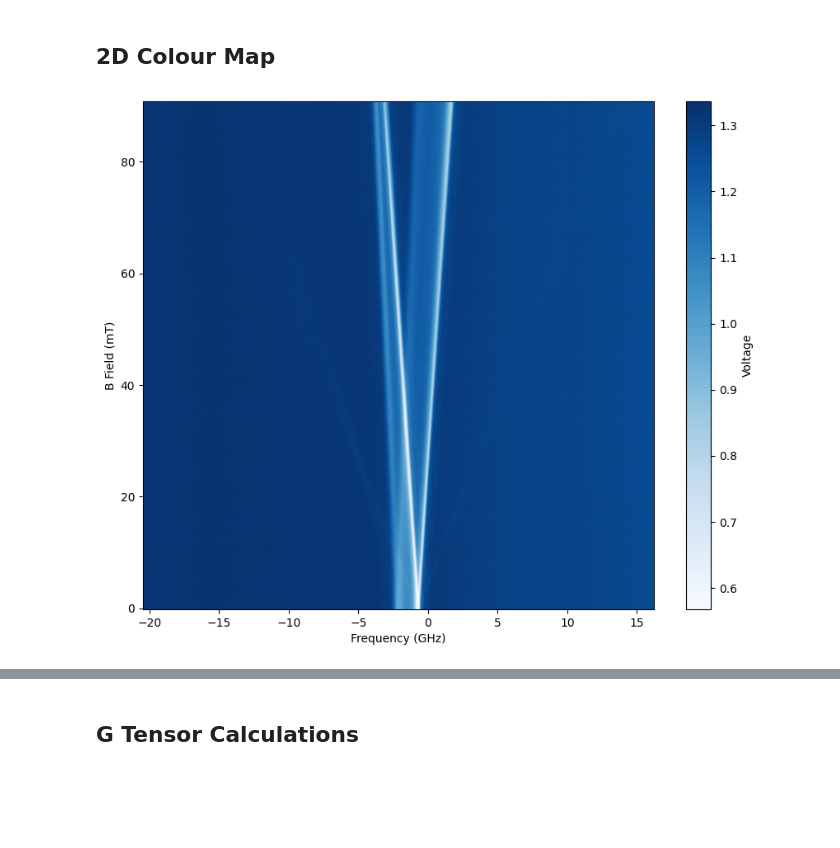
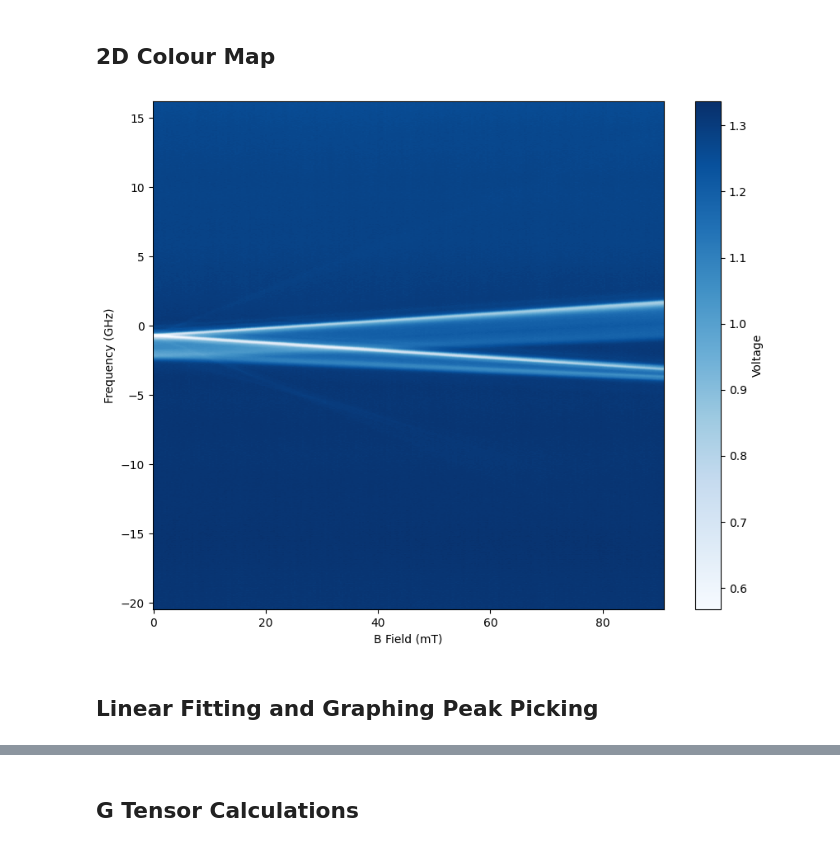
Before and after one commit to fergusayton/sample_coupling_analysis, a Jupyter notebook: 25_03_2025_IH_magnet_ramp_analysis_2.ipynb, the cells around one changed output, grey strips where cells are left out. Drawn from its saved outputs; the diff is of its cells as text; code cells hidden in the pictures; blank space fills up the shorter version.

```diff
--- a/25_03_2025_IH_magnet_ramp_analysis_2.ipynb
+++ b/25_03_2025_IH_magnet_ramp_analysis_2.ipynb
@@ -95,14 +95,16 @@ fields = fields[sort_idx]
 voltages = voltages[sort_idx]
 # %%
 fig, ax = plt.subplots(figsize=(10,8))
-c= ax.pcolormesh(freq_axis_GHz, fields * 1000, voltages, shading='auto', cmap='Blues')
-#ax.pcolormesh(fields * 1000, freq_axis_GHz, voltages.T, shading='auto', cmap='Blues')  # Alternative plot
+#c= ax.pcolormesh(freq_axis_GHz, fields * 1000, voltages, shading='auto', cmap='Blues')
+c=ax.pcolormesh(fields * 1000, freq_axis_GHz, voltages.T, shading='auto', cmap='Blues')  # Alternative plot
 #ax.set_xlim([-10, 10])
 #ax.set_ylim([80, 90])  # Uncomment and set limits if needed
 fig.colorbar(c, ax=ax, label="Voltage")
-ax.set_xlabel("Frequency (GHz)")
-ax.set_ylabel("B Field (mT)")
+ax.set_xlabel("B Field (mT)")
+ax.set_ylabel("Frequency (GHz)")
 plt.show()
 # %% [output]
-[figure, old version]
+[figure, new version]
+# %% [markdown]
+## Linear Fitting and Graphing Peak Picking ##
 # %%
```
Also changed, not shown: parts of 5 cells of this notebook.
